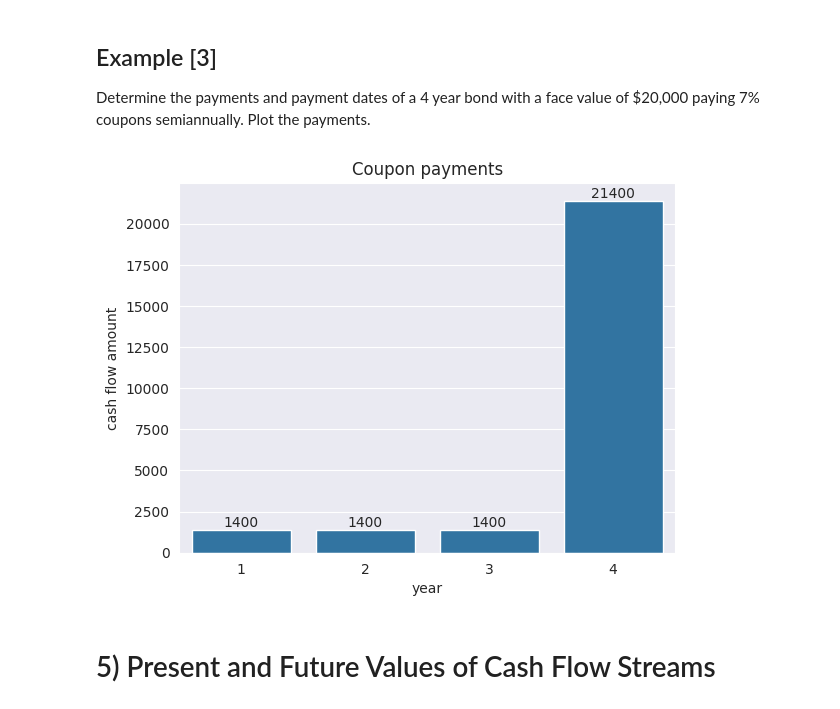
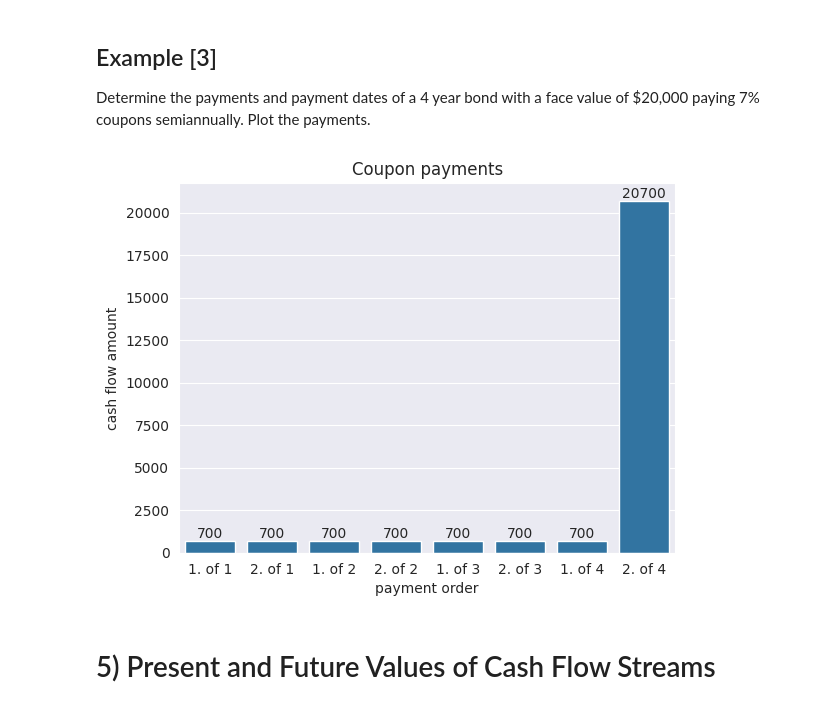
Before and after one commit to horasan/ml, a Jupyter notebook: R_LER_TREASURY_FIXED_INCOME_1.ipynb, the cells around one changed output. Saved outputs shown, nothing was run; the diff lists cells and outputs as text; code cells hidden in the pictures.

```diff
--- a/R_LER_TREASURY_FIXED_INCOME_1.ipynb
+++ b/R_LER_TREASURY_FIXED_INCOME_1.ipynb
@@ -323,23 +382,28 @@ face value of $20,000 paying 7% coupons semiannually. Plot the payments.
 # %%
 face_value_2 = 20000.0
 duration_in_years_2 = 4
 coupon_rate_2 = 7/100
+requency_per_year_2 = 2
 
-b_l = get_bond_lifecycle(face_value= face_value_2, coupon_rate = coupon_rate_2, duration_in_years=duration_in_years_2)
+b_l = get_bond_lifecycle_with_frequency(face_value= face_value_2, coupon_rate = coupon_rate_2, duration_in_years=duration_in_years_2, frequency_per_year=requency_per_year_2)
 
-ax = sns.barplot(data = b_l, x="year", y="cash_flow")
+bar_label_list = []
+
+for ind in b_l.index:
+  bar_label_list.append(str(b_l.loc[ind, "order_in_year"]) + ". of " + (str(b_l.loc[ind, "year"])  ))
+
+ax = sns.barplot(data = b_l, x=bar_label_list, y="cash_flow")
 
 ax.set(
     title='Coupon payments',
-    xlabel='year',
+    xlabel='payment order',
     ylabel='cash flow amount'
     )
 
 ax.bar_label(ax.containers[0])
-
 plt.show()
 # %% [output]
-[figure, old version]
+[figure, new version]
 # %% [markdown]
 # 5) Present and Future Values of Cash Flow Streams
 # %% [markdown]
```
Also changed, not shown: parts of 21 cells of this notebook.
